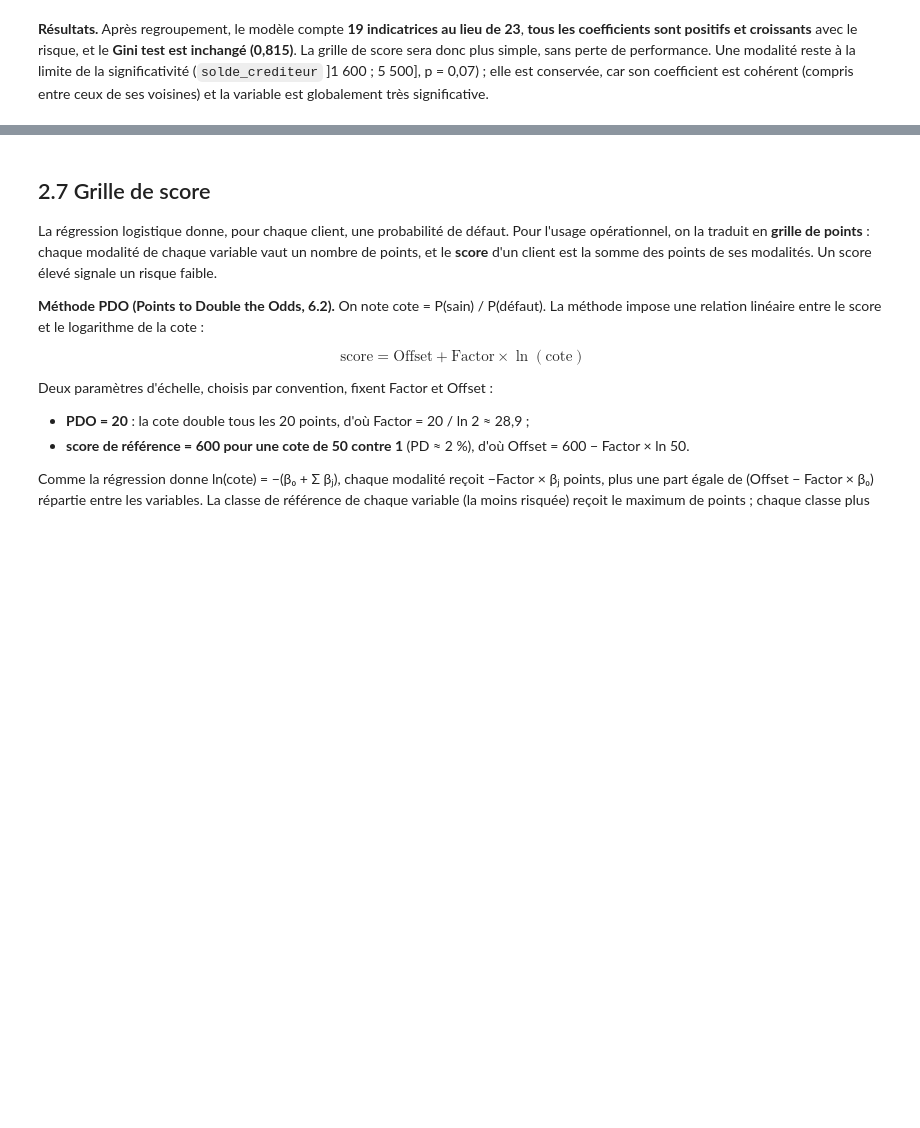
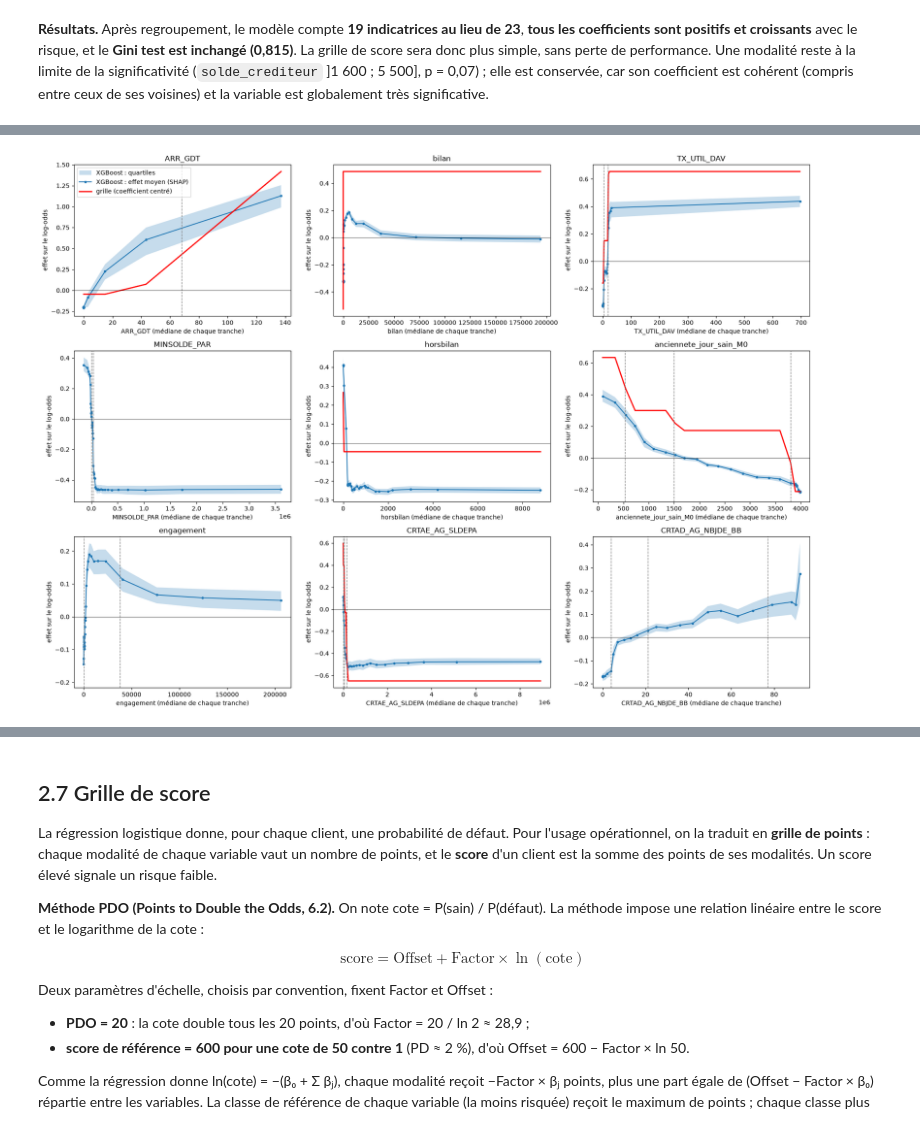
Before and after one commit to fulfam97/Projet-scoring, a Jupyter notebook: 2 - Modélisation_SB.ipynb, the cells around one changed output, grey strips where cells are left out. Drawn from its saved outputs; the diff is of its cells as text; code cells hidden in the pictures; blank space fills up the shorter version.

```diff
--- a/2 - Modélisation_SB.ipynb
+++ b/2 - Modélisation_SB.ipynb
@@ -384,0 +809,17 @@ Cet écart, réel mais modéré, est le prix de l'interprétabilité : la régre
+# %%
+# Cellule 9 septies bis — dépendance SHAP des 9 variables numériques les plus importantes pour XGBoost, comparée à la grille
+import matplotlib.pyplot as plt
+from utils import scorecard
+
+shap_test = models.valeurs_shap(xgb_opt, X_test_brut)
+coefs_grille = scorecard._coefficients(logit, GROUPES, ORDRES)
+A_TRACER = [v for v in perm_xgb["variable"].to_list() if regles[v]["type"] == "num"][:9]
+fig, axes = plt.subplots(3, 3, figsize=(18, 13))
+for ax, v in zip(axes.flat, A_TRACER):
+    cc = (dict(coefs_grille.filter(pl.col("variable") == v).select("classe", "coefficient").iter_rows())
+          if v in VARS_LOGIT else None)
+    models.graphique_dependance(test, v, shap_test[:, VARS_MODELE.index(v)], regles_modele.get(v, regles[v]), cc, ax=ax)
+axes.flat[0].legend()
+plt.tight_layout(); plt.show()
+# %% [output]
+[figure, added]
```
Also changed, not shown: parts of 36 cells of this notebook, 16 other files.
